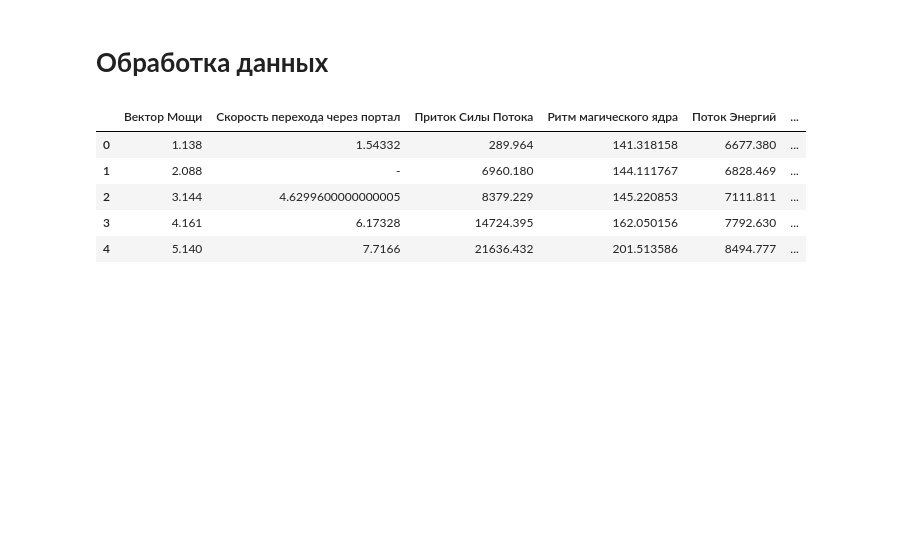
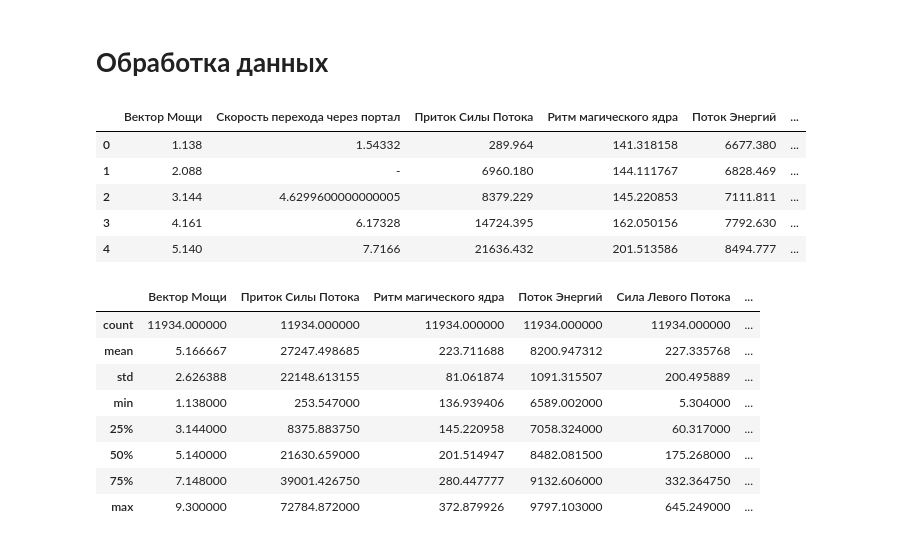
Before and after one commit to smnk-1/data-practicum, a Jupyter notebook: data_preprocessing.ipynb, the cells around one changed output. Cells and saved outputs as stored; diff of their text form; code cells hidden in the pictures; blank space fills up the shorter version.

Commit message:
feat: data prep and train test split

```diff
--- a/data_preprocessing.ipynb
+++ b/data_preprocessing.ipynb
@@ -88,3 +90,15 @@ data.head()
 | 2 | 3.144 | 4.6299600000000005 | 8379.229 | 145.220853 | 7111.811 | ... |
 | 3 | 4.161 | 6.17328 | 14724.395 | 162.050156 | 7792.630 | ... |
 | 4 | 5.140 | 7.7166 | 21636.432 | 201.513586 | 8494.777 | ... |
+# %%
+data.describe()
+# %% [output]
+|  | Вектор Мощи | Приток Силы Потока | Ритм магического ядра | Поток Энергий | Сила Левого Потока | ... |
+| count | 11934.000000 | 11934.000000 | 11934.000000 | 11934.000000 | 11934.000000 | ... |
+| mean | 5.166667 | 27247.498685 | 223.711688 | 8200.947312 | 227.335768 | ... |
+| std | 2.626388 | 22148.613155 | 81.061874 | 1091.315507 | 200.495889 | ... |
+| min | 1.138000 | 253.547000 | 136.939406 | 6589.002000 | 5.304000 | ... |
+| 25% | 3.144000 | 8375.883750 | 145.220958 | 7058.324000 | 60.317000 | ... |
+| 50% | 5.140000 | 21630.659000 | 201.514947 | 8482.081500 | 175.268000 | ... |
+| 75% | 7.148000 | 39001.426750 | 280.447777 | 9132.606000 | 332.364750 | ... |
+| max | 9.300000 | 72784.872000 | 372.879926 | 9797.103000 | 645.249000 | ... |
```
Also changed, not shown: parts of 22 cells of this notebook.
